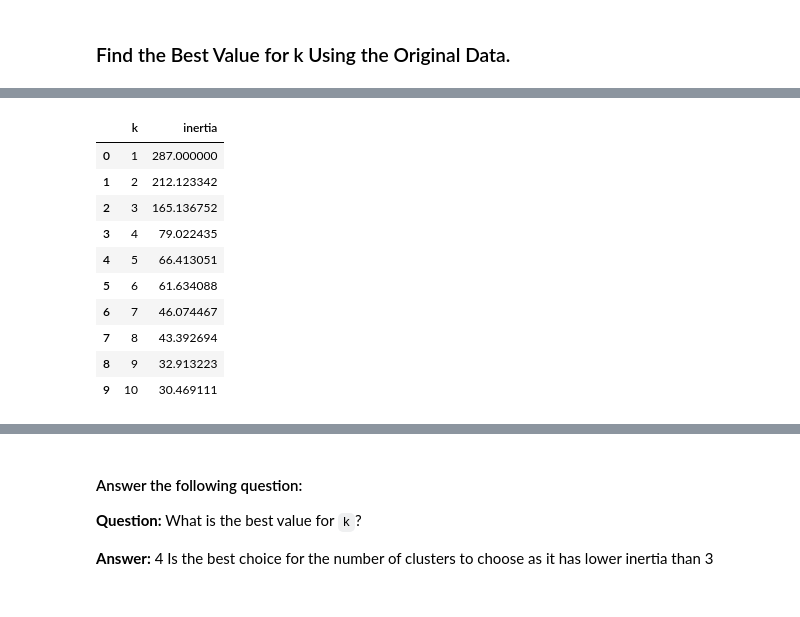
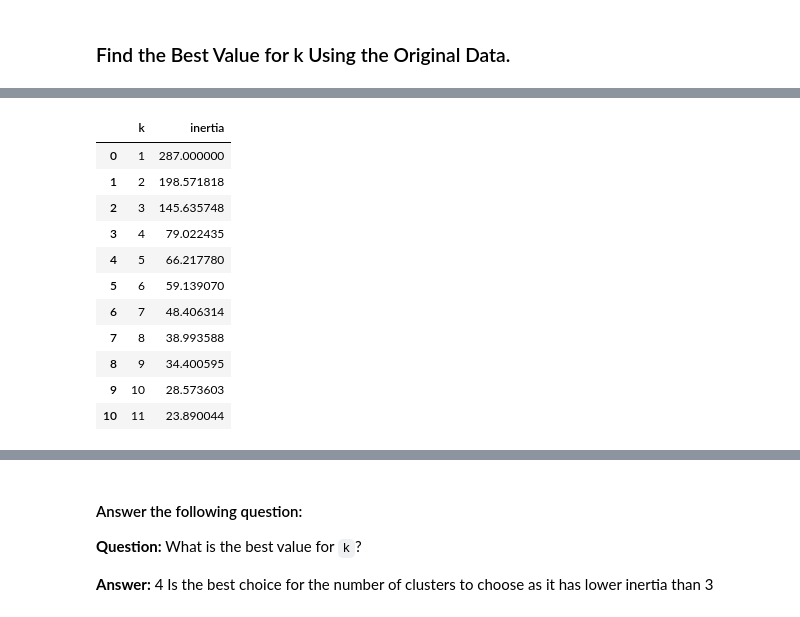
Before and after one commit to tokarczykbl/CryptoClustering, a Jupyter notebook: Crypto_Clustering.ipynb, the cells around one changed output, grey strips where cells are left out. Saved outputs shown, nothing was run; the diff lists cells and outputs as text; code cells hidden in the pictures.

```diff
--- a/Crypto_Clustering.ipynb
+++ b/Crypto_Clustering.ipynb
@@ -71,7 +68,7 @@ market_data_scaled = StandardScaler().fit_transform(df_market_data[['price_chang
        'price_change_percentage_1y']])
 # %%
 # Create a DataFrame with the scaled data
-df_market_data_scaled_start = pd.DataFrame(market_data_scaled, columns=['price_change_percentage_24h', 'price_change_percentage_7d',
+df_market_data_scaled_no_index = pd.DataFrame(market_data_scaled, columns=['price_change_percentage_24h', 'price_change_percentage_7d',
        'price_change_percentage_14d', 'price_change_percentage_30d',
        'price_change_percentage_60d', 'price_change_percentage_200d',
        'price_change_percentage_1y'])
@@ -80,7 +77,7 @@ df_market_data_scaled_start = pd.DataFrame(market_data_scaled, columns=['price_c
 crypto_values = df_market_data.index
 
 # Set the coinid column as index
-df_market_data_scaled = df_market_data_scaled_start.set_index(crypto_values)
+df_market_data_scaled = df_market_data_scaled_no_index.set_index(crypto_values)
 
 # Display sample data
 df_market_data_scaled.head()
@@ -98,17 +95,20 @@ df_market_data_scaled.head()
 ### Find the Best Value for k Using the Original Data.
 # %%
 # Create a list with the number of k-values from 1 to 11
-k = list(range(1, 11))
+k_original = list(range(1, 12))
 # %%
 # Create an empty list to store the inertia values
-inertia = []
+inertia_original = []
 
 # Create a for loop to compute the inertia with each possible value of k
-for i in k:
 # Inside the loop:
     # 1. Create a KMeans model using the loop counter for the n_clusters
-    k_model = KMeans(n_clusters=i, random_state=1)
     # 2. Fit the model to the data using `df_market_data_scaled`
-    k_model.fit(df_market_data_scaled)
     # 3. Append the model.inertia_ to the inertia list
-    inertia.append(k_model.inertia_)
+
+for i in k_original:
+    k_model_original = KMeans(n_clusters=i, random_state=0)
+    k_model_original.fit(df_market_data_scaled)
+    inertia_original.append(k_model_original.inertia_)
+
+inertia_original
@@ -115,23 +127,24 @@ for i in k:
 # %%
 # Create a dictionary with the data to plot the Elbow curve
-elbow_data = {"k": k, "inertia": inertia}
+elbow_data_original = {"k": k_original, "inertia": inertia_original}
 
 # Create a DataFrame with the data to plot the Elbow curve
-df_elbow = pd.DataFrame(elbow_data)
+df_elbow_original = pd.DataFrame(elbow_data_original)
 
-df_elbow
+df_elbow_original
 # %% [output]
 |  | k | inertia |
 | 0 | 1 | 287.000000 |
-| 1 | 2 | 212.123342 |
-| 2 | 3 | 165.136752 |
+| 1 | 2 | 198.571818 |
+| 2 | 3 | 145.635748 |
 | 3 | 4 | 79.022435 |
-| 4 | 5 | 66.413051 |
-| 5 | 6 | 61.634088 |
-| 6 | 7 | 46.074467 |
-| 7 | 8 | 43.392694 |
-| 8 | 9 | 32.913223 |
-| 9 | 10 | 30.469111 |
+| 4 | 5 | 66.217780 |
+| 5 | 6 | 59.139070 |
+| 6 | 7 | 48.406314 |
+| 7 | 8 | 38.993588 |
+| 8 | 9 | 34.400595 |
+| 9 | 10 | 28.573603 |
+| 10 | 11 | 23.890044 |
 # %%
 # Plot a line chart with all the inertia values computed with
 # the different values of k to visually identify the optimal value for k.
```
Also changed, not shown: parts of 22 cells of this notebook.
